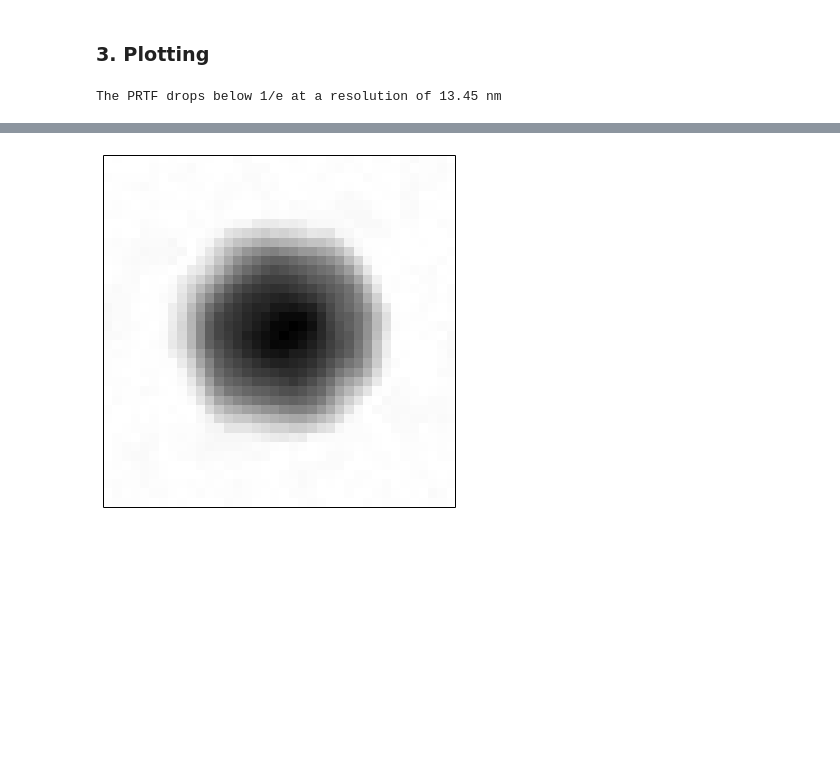
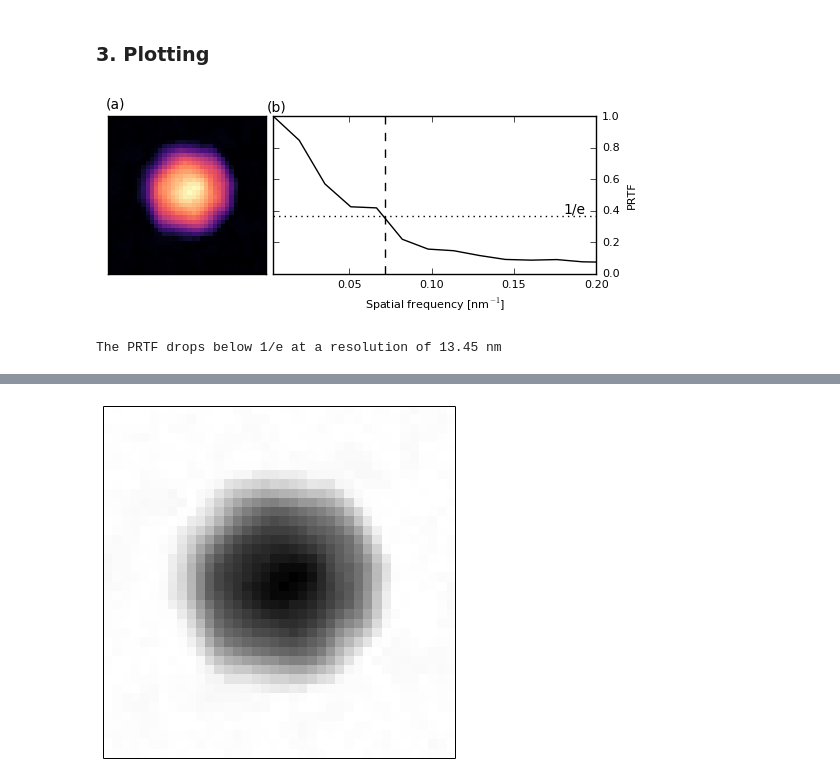
Before and after one commit to cnettel/cxic9714-analysis, a Jupyter notebook: ipynb/fig_11_phasing.ipynb, the cells around one changed output, grey strips where cells are left out. Drawn from its saved outputs; the diff is of its cells as text; code cells hidden in the pictures; blank space fills up the shorter version.

```diff
--- a/ipynb/fig_11_phasing.ipynb
+++ b/ipynb/fig_11_phasing.ipynb
@@ -75,35 +75,36 @@ The support should have a size (diameter) of about 21.66 px
 # %%
 plot = plotting.Plot(fontsize=8, rows=1, cols=3, legend=True, legend_frameon=False, exclude=(1,2), save_pdf=True)
 plot.add_axes((1,0),2,1, padx=0)
 plot.xlabel = ['', r'Spatial frequency [nm$^{-1}$]']
 plot.ylabel = ['', 'PRTF']
 plot.title_label = 2*['']
 
-plot.plotting_a_map(0, np.abs(superimage)[46:-44,45:-45], cmap='gray_r')
+plot.plotting_a_map(0, np.abs(superimage)[46:-44,45:-45], cmap='magma')
 plot.axes[0].set_xticks([])
 plot.axes[0].set_xticklabels([])
 plot.axes[0].set_yticks([])
 plot.axes[0].set_yticklabels([])
 plot.plotting_a_rectangle(0, 25, 34, 20./(1e9*dx), 1, facecolor='k', edgecolor='k')
 #plot.axes[0].text(15+20./(1e9*dx), 34, '40 nm', ha='center', va='bottom', fontsize=10, color='k')
 plot.axes[0].text(-1, -5, '(a)', va='top', ha='left', fontsize=10)
 
 plot.plotting_traces(1, [prtf_qr[:-5][::4]],
                      [prtf_radial[:-5].reshape((15,4)).mean(axis=1)],
                      [''], ylim=[0,1],xlim=[prtf_qr[0],0.2],
                      linestyles=['-'], linewidths=[1], markers=[None],
                      mecs=['k'], mfcs=['k'], colors=['k'])
 plot.axes[1].axhline(1/np.e, ls=':', color='k')
 plot.axes[1].axvline(1/14., color='k', ls='--')
 plot.axes[1].tick_params(labelright='on', labelleft='off')
 plot.axes[1].yaxis.set_label_position('right')
 plot.axes[1].text(0, 1.1, '(b)', va='top', ha='left', fontsize=10)
 plot.axes[1].text(0.18, 1/np.e, '1/e', va='bottom')
 
-plot.save('/Users/benedikt/phd-project/documentation/manuscripts/omrv-paper/manuscript/figures/fig_phasing.pdf')
+#plot.save('/Users/benedikt/phd-project/documentation/manuscripts/omrv-paper/manuscript/figures/fig_phasing.pdf')
 plot.show()
 print "The PRTF drops below 1/e at a resolution of %.2f nm" %(1./limit_qr)
 # %% [output]
+[figure, added]
 The PRTF drops below 1/e at a resolution of 13.45 nm
 # %%
 plot = plotting.Plot(fontsize=8, axes_visible=False, save_png=True)
```
Also changed, not shown: parts of 1 cell of this notebook, 4 other files.
